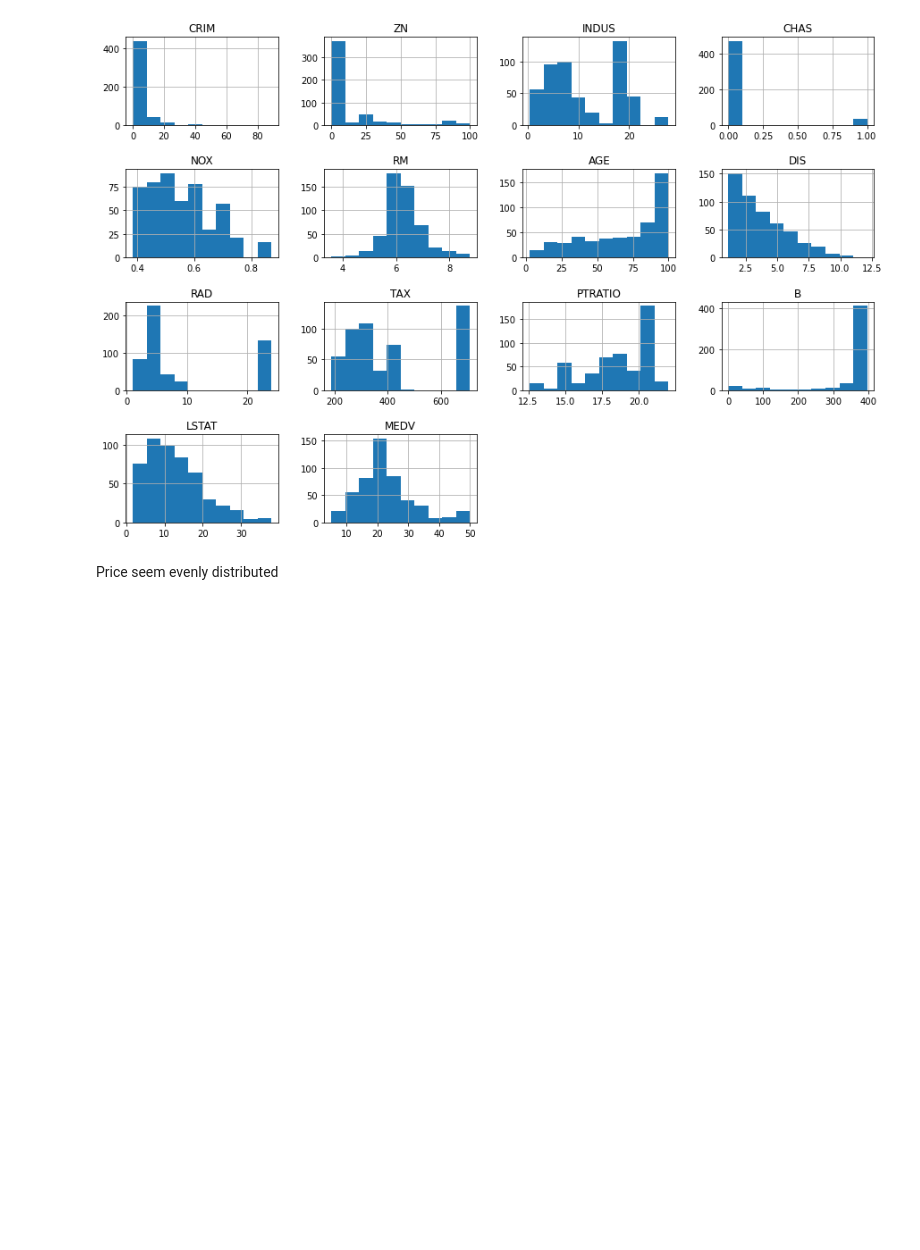
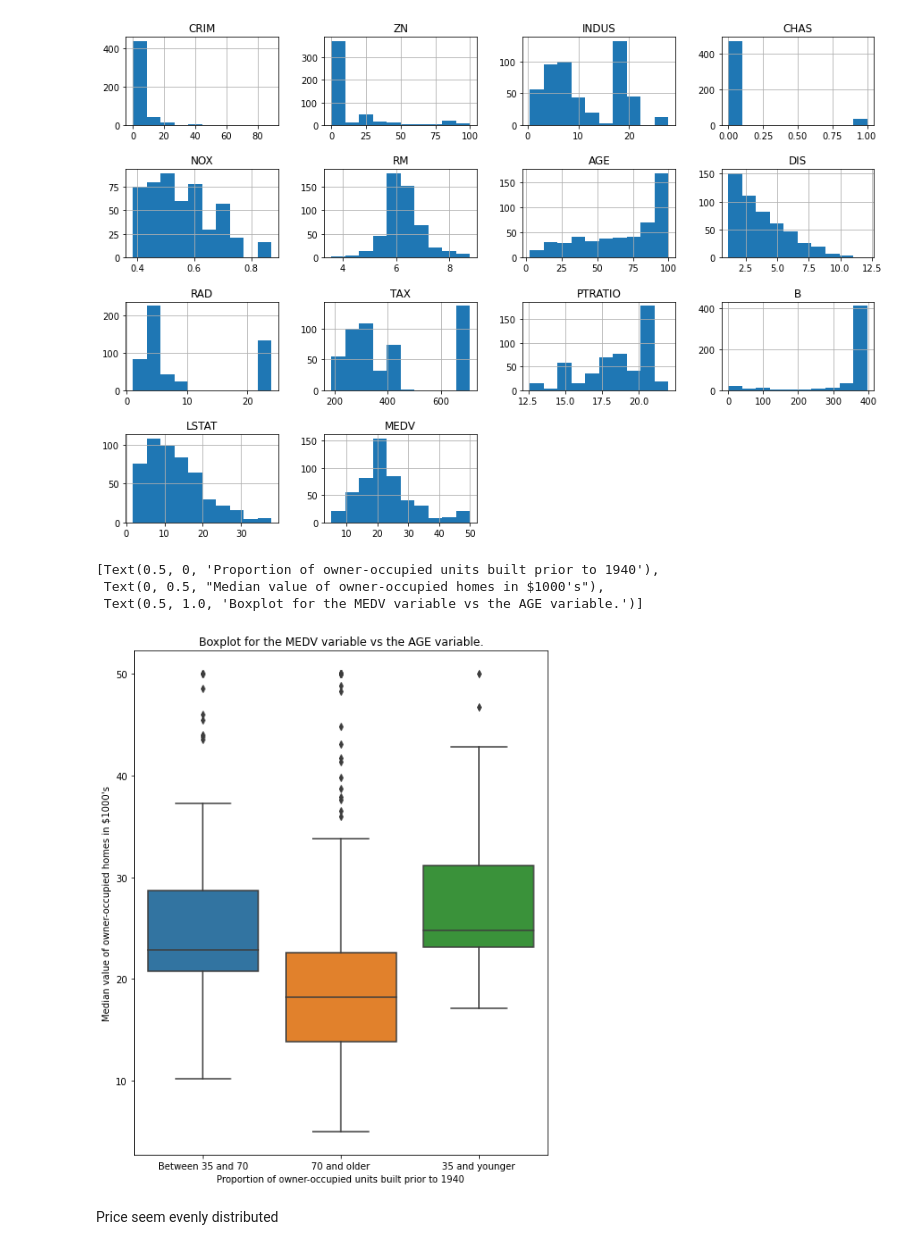
Before and after one commit to pzogcoder/Capstone-2, a Jupyter notebook: Capstone 2 final.ipynb, the cells around one changed output. Saved outputs shown, nothing was run; the diff lists cells and outputs as text; code cells hidden in the pictures; blank space fills up the shorter version.

```diff
--- a/Capstone 2 final.ipynb
+++ b/Capstone 2 final.ipynb
@@ -198,6 +194,21 @@ bosdf.hist(figsize=(15,10))
 plt.subplots_adjust(hspace=0.5);
 # %% [output]
 [figure]
+# %%
+# Discretize the AGE column into three groups for analysis.
+bosdf.loc[bosdf['AGE'] <= 30, 'Age_Group'] = "35 and younger"
+bosdf.loc[(bosdf['AGE'] > 30) & (bosdf['AGE'] < 70), 'Age_Group'] = "Between 35 and 70"
+bosdf.loc[(bosdf['AGE'] >= 70), 'Age_Group'] = "70 and older"
+
+boxplot = sns.boxplot(x = 'Age_Group', y = 'MEDV', data = bosdf)
+boxplot.set(xlabel = "Proportion of owner-occupied units built prior to 1940"
+           , ylabel = "Median value of owner-occupied homes in $1000's"
+           , title = "Boxplot for the MEDV variable vs the AGE variable.")
+# %% [output]
+[Text(0.5, 0, 'Proportion of owner-occupied units built prior to 1940'),
+ Text(0, 0.5, "Median value of owner-occupied homes in $1000's"),
+ Text(0.5, 1.0, 'Boxplot for the MEDV variable vs the AGE variable.')]
+[figure, added]
 # %% [markdown]
 Price seem evenly distributed
 # %%
```
Also changed, not shown: parts of 10 cells of this notebook.
